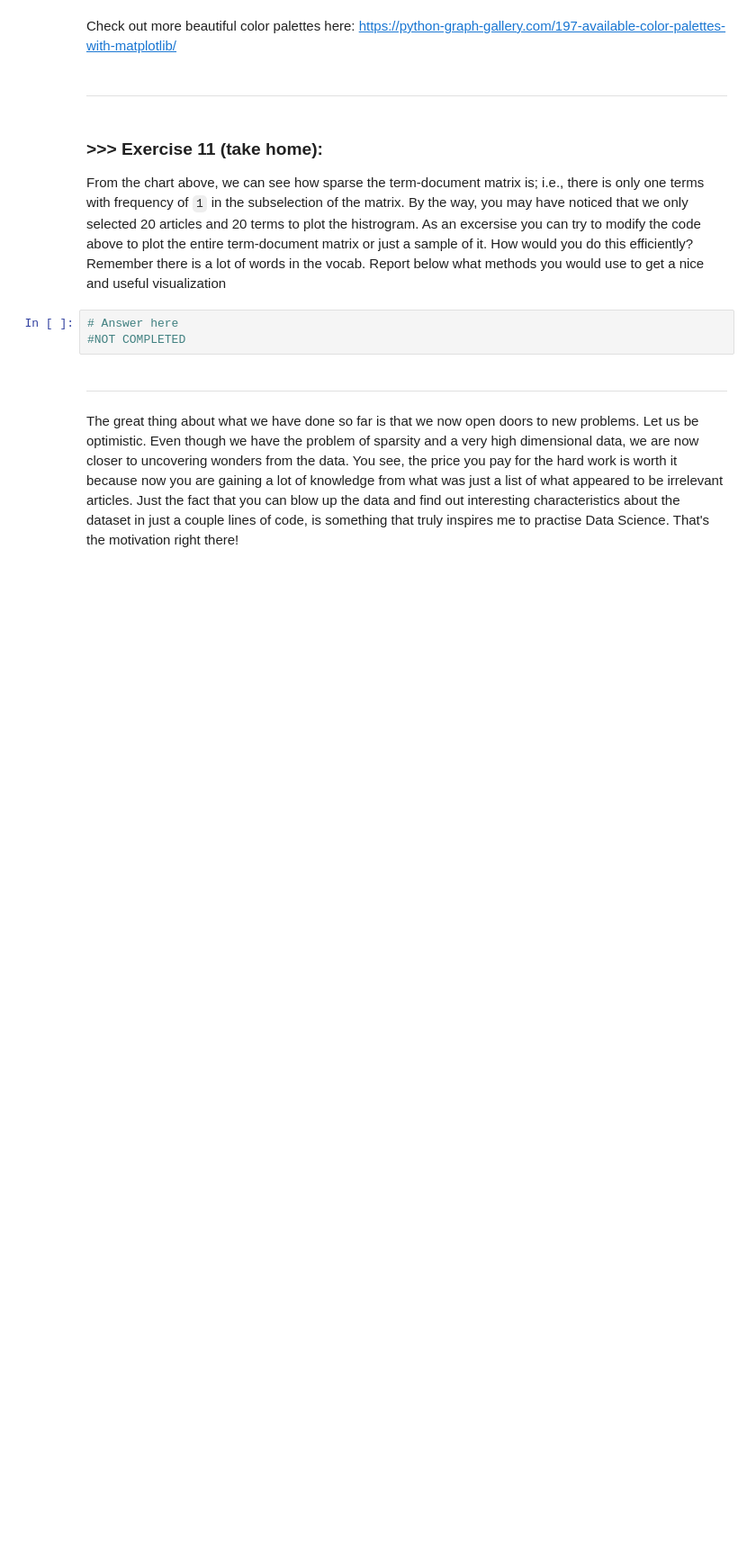
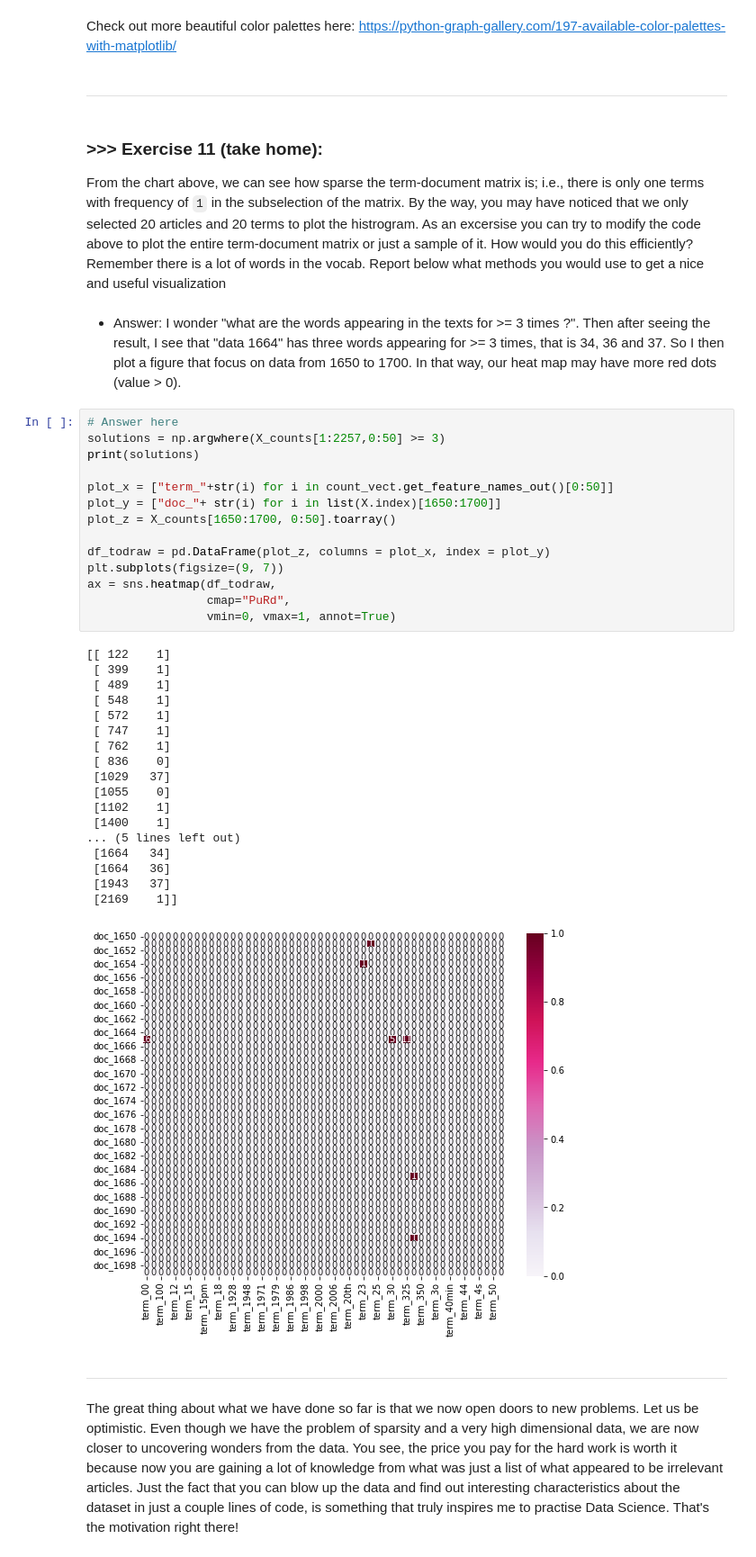
Before and after one commit to davidtseng2000/DM2022-Lab1-Master, a Jupyter notebook: DM2022-Lab1-Homework.ipynb, the cells around one changed output. Shown at 90% size. Cells and saved outputs as stored; diff of their text form; blank space fills up the shorter version.

```diff
--- a/DM2022-Lab1-Homework.ipynb
+++ b/DM2022-Lab1-Homework.ipynb
@@ -1049,9 +1049,41 @@ Check out more beautiful color palettes here: https://python-graph-gallery.com/1
 # %% [markdown]
 ### **>>> Exercise 11 (take home):**
 From the chart above, we can see how sparse the term-document matrix is; i.e., there is only one terms with frequency of `1` in the subselection of the matrix. By the way, you may have noticed that we only selected 20 articles and 20 terms to plot the histrogram. As an excersise you can try to modify the code above to plot the entire term-document matrix or just a sample of it. How would you do this efficiently? Remember there is a lot of words in the vocab. Report below what methods you would use to get a nice and useful visualization
-# %%
-# Answer here
-#NOT COMPLETED
+# %% [markdown]
+* Answer: I wonder "what are the words appearing in the texts for >= 3 times ?". Then after seeing the result, I see that "data 1664" has three words appearing for >= 3 times, that is 34, 36 and 37. So I then plot a figure that focus on data from 1650 to 1700. In that way, our heat map may have more red dots (value > 0).
+# %%
+# Answer here
+solutions = np.argwhere(X_counts[1:2257,0:50] >= 3)
+print(solutions)
+
+plot_x = ["term_"+str(i) for i in count_vect.get_feature_names_out()[0:50]]
+plot_y = ["doc_"+ str(i) for i in list(X.index)[1650:1700]]
+plot_z = X_counts[1650:1700, 0:50].toarray()
+
+df_todraw = pd.DataFrame(plot_z, columns = plot_x, index = plot_y)
+plt.subplots(figsize=(9, 7))
+ax = sns.heatmap(df_todraw,
+                 cmap="PuRd",
+                 vmin=0, vmax=1, annot=True)
+# %% [output]
+[[ 122    1]
+ [ 399    1]
+ [ 489    1]
+ [ 548    1]
+ [ 572    1]
+ [ 747    1]
+ [ 762    1]
+ [ 836    0]
+ [1029   37]
+ [1055    0]
+ [1102    1]
+ [1400    1]
+... (5 lines left out)
+ [1664   34]
+ [1664   36]
+ [1943   37]
+ [2169    1]]
+[figure, added]
 # %% [markdown]
 ---
 # %% [markdown]
```
Also changed, not shown: parts of 30 cells of this notebook.
